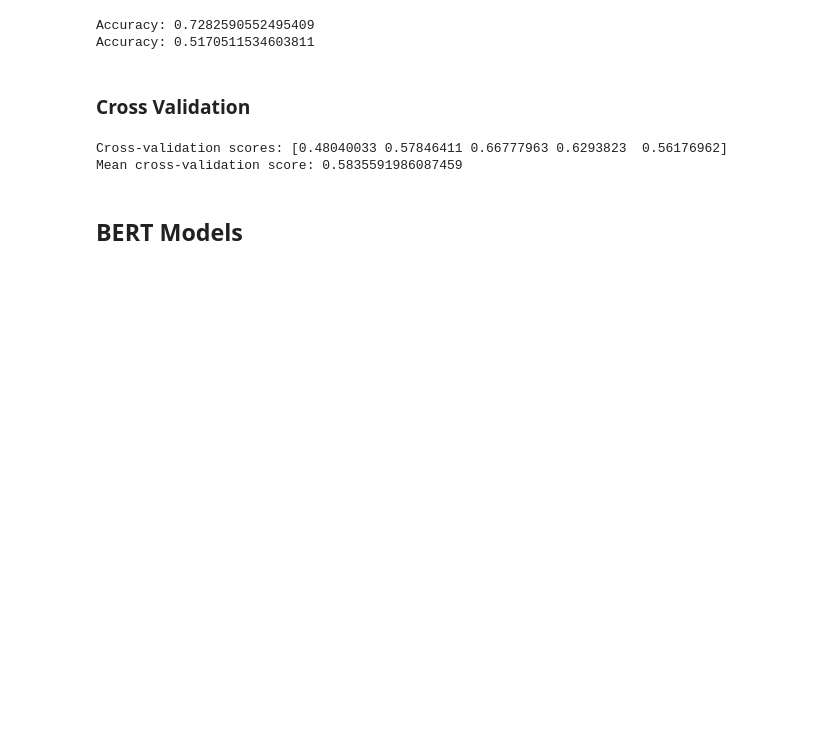
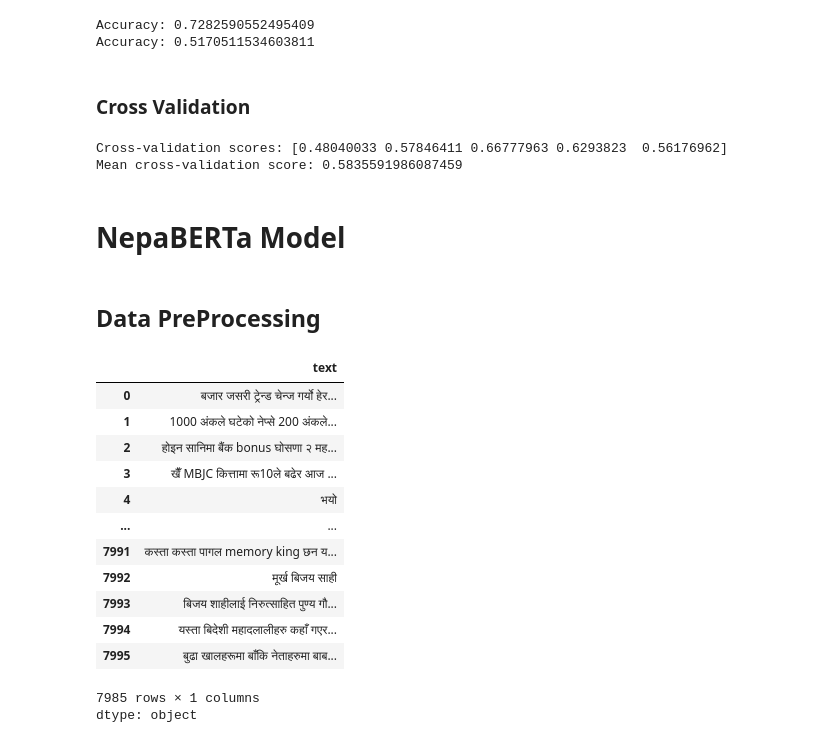
Before and after one commit to Sirorororo/intern-assignments, a Jupyter notebook: Classification/nepali_sentiment_classifier_anup.ipynb, the cells around one changed output. Cells and saved outputs as stored; diff of their text form; code cells hidden in the pictures; blank space fills up the shorter version.

Commit message:
Updated NepaBERTa code in classification

```diff
--- a/Classification/nepali_sentiment_classifier_anup.ipynb
+++ b/Classification/nepali_sentiment_classifier_anup.ipynb
@@ -269,5 +270,63 @@ print("Mean cross-validation score:", scores.mean())
 # %% [output]
 Cross-validation scores: [0.48040033 0.57846411 0.66777963 0.6293823  0.56176962]
 Mean cross-validation score: 0.5835591986087459
-# %% [markdown]
-## BERT Models
+# %% [markdown]
+# NepaBERTa Model
+# %% [markdown]
+## Data PreProcessing
+# %%
+# Function to remove URL and emojis
+def clean_text(text):
+    # Remove Links
+    text = re.sub(r'https?://\S+|www\.\S+', '', text)
+
+    # Remove emojis and non-alphanumeric characters, Keeping nepali and English
+    text = re.sub(r'[^\w\s\u0900-\u097F\u0041-\u005A\u0061-\u007A]', '', text)
+
+    return text.strip()
+
+# Function to remove Nepali and English Stopwords
+def remove_stopwords(text,stopword_list):
+    words = text.split()
+    filtered_words = [word for word in words if word.lower() not in stopword_list]
+    return ' '.join(filtered_words)
+
+# Read train and test Data
+df_train = pd.read_csv("train.csv",encoding="utf-8")
+df_test = pd.read_csv("test.csv",encoding="utf-8")
+
+# Combine df_train and df_test into same df
+df = pd.concat([df_train, df_test], ignore_index=True)
+
+# Removing Unwanted Labeles
+unwanted_labels = re.compile(r'^(-|20|11|o|--)$')
+df = df[~df['label'].str.match(unwanted_labels)]
+
+# Drop any row with NA values
+df.dropna(inplace=True)
+
+# X,y Split
+X,y = df["text"], df["label"].astype(int)
+
+# Apply clean_test function
+X = X.astype(str).apply(clean_text)
+
+# Apply remove_stopwords Function
+X = X.apply(remove_stopwords,args=(combined_stopwords,))
+# %%
+X
+# %% [output]
+|  | text |
+| 0 | बजार जसरी ट्रेन्ड चेन्ज गर्यो हेर... |
+| 1 | 1000 अंकले घटेको नेप्से 200 अंकले... |
+| 2 | होइन सानिमा बैंक bonus घोसणा २ मह... |
+| 3 | खैँ MBJC कित्तामा रू10ले बढेर आज ... |
+| 4 | भयो |
+| ... | ... |
+| 7991 | कस्ता कस्ता पागल memory king छन य... |
+| 7992 | मूर्ख बिजय साही |
+| 7993 | बिजय शाहीलाई निरुत्साहित पुण्य गौ... |
+| 7994 | यस्ता बिदेशी महादलालीहरु कहाँ गएर... |
+| 7995 | बुढा खालहरूमा बाँकि नेताहरुमा बाब... |
+7985 rows × 1 columns
+dtype: object
```
Also changed, not shown: parts of 27 cells of this notebook.
